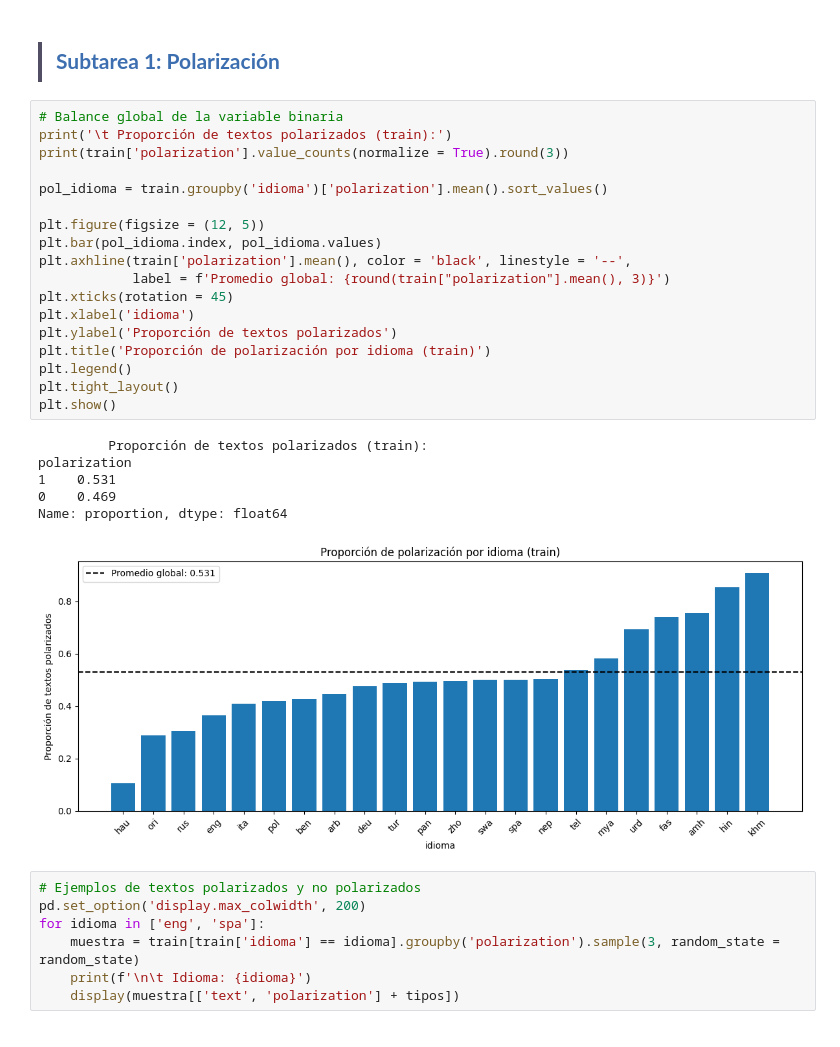
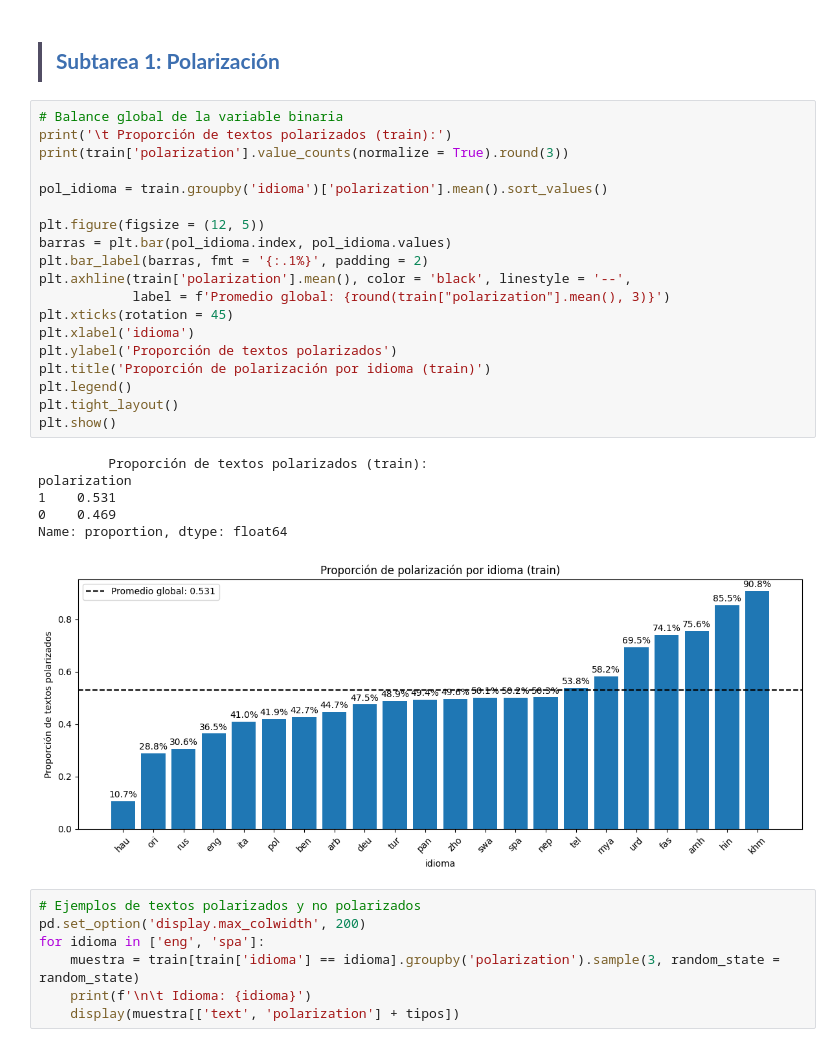
Before and after one commit to makore-0612/POLAR_DMMMOP_PLN, a Jupyter notebook: 1-analisis_exploratorio.ipynb, the cells around one changed output. Drawn from its saved outputs; the diff is of its cells as text.

```diff
--- a/1-analisis_exploratorio.ipynb
+++ b/1-analisis_exploratorio.ipynb
@@ -192,28 +192,29 @@ Teniendo esto en consideración, la implementación de Tokenización podría res
 # %%
 # Balance global de la variable binaria
 print('\t Proporción de textos polarizados (train):')
 print(train['polarization'].value_counts(normalize = True).round(3))
 
 pol_idioma = train.groupby('idioma')['polarization'].mean().sort_values()
 
 plt.figure(figsize = (12, 5))
-plt.bar(pol_idioma.index, pol_idioma.values)
+barras = plt.bar(pol_idioma.index, pol_idioma.values)
+plt.bar_label(barras, fmt = '{:.1%}', padding = 2)
 plt.axhline(train['polarization'].mean(), color = 'black', linestyle = '--',
             label = f'Promedio global: {round(train["polarization"].mean(), 3)}')
 plt.xticks(rotation = 45)
 plt.xlabel('idioma')
 plt.ylabel('Proporción de textos polarizados')
 plt.title('Proporción de polarización por idioma (train)')
 plt.legend()
 plt.tight_layout()
 plt.show()
 # %% [output]
          Proporción de textos polarizados (train):
 polarization
 1    0.531
 0    0.469
 Name: proportion, dtype: float64
-[figure, old version]
+[figure, new version]
 # %%
 # Ejemplos de textos polarizados y no polarizados
 pd.set_option('display.max_colwidth', 200)
```
Also changed, not shown: parts of 7 cells of this notebook.
